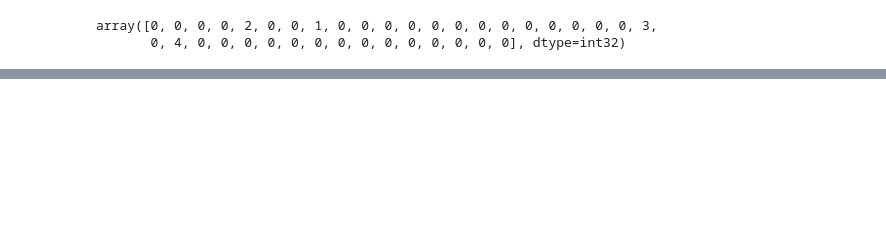
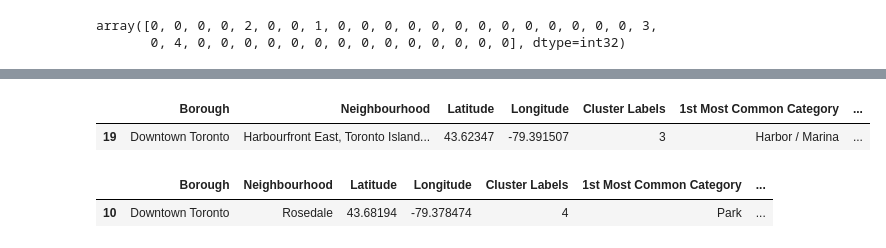
Before and after one commit to minshenli/Coursera_Capstone, a Jupyter notebook: Toronto Neighborhoods.ipynb, the cells around one changed output, grey strips where cells are left out. Drawn from its saved outputs; the diff is of its cells as text; code cells hidden in the pictures; blank space fills up the shorter version.

```diff
--- a/Toronto Neighborhoods.ipynb
+++ b/Toronto Neighborhoods.ipynb
@@ -570,0 +566,10 @@ Toronto_merged.loc[Toronto_merged['Cluster Labels'] == 0]
+# %%
+Toronto_merged.loc[Toronto_merged['Cluster Labels'] == 3]
+# %% [output]
+|  | Borough | Neighbourhood | Latitude | Longitude | Cluster Labels | 1st Most Common Category | ... |
+| 19 | Downtown Toronto | Harbourfront East, Toronto Island... | 43.62347 | -79.391507 | 3 | Harbor / Marina | ... |
+# %%
+Toronto_merged.loc[Toronto_merged['Cluster Labels'] == 4]
+# %% [output]
+|  | Borough | Neighbourhood | Latitude | Longitude | Cluster Labels | 1st Most Common Category | ... |
+| 10 | Downtown Toronto | Rosedale | 43.68194 | -79.378474 | 4 | Park | ... |
```
Also changed, not shown: parts of 34 cells of this notebook.
